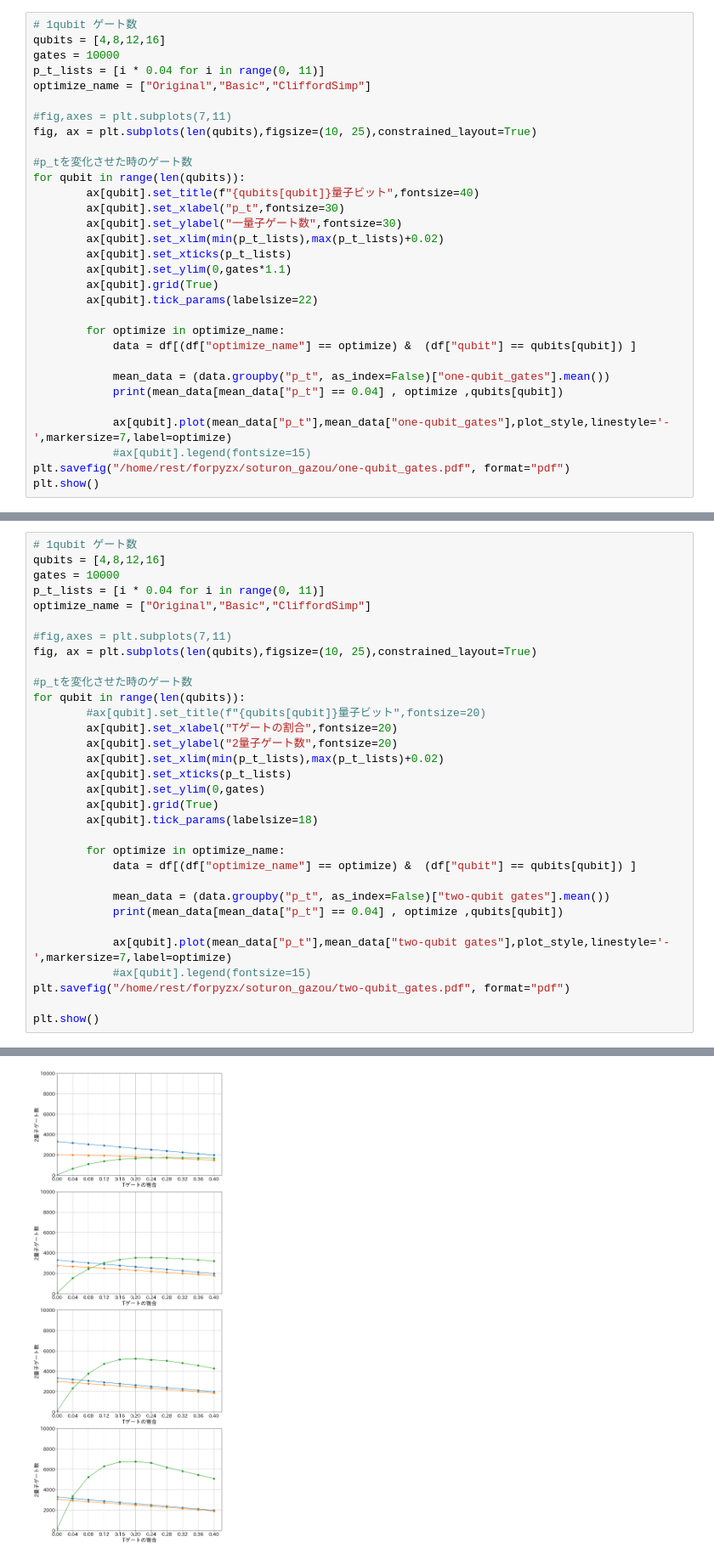
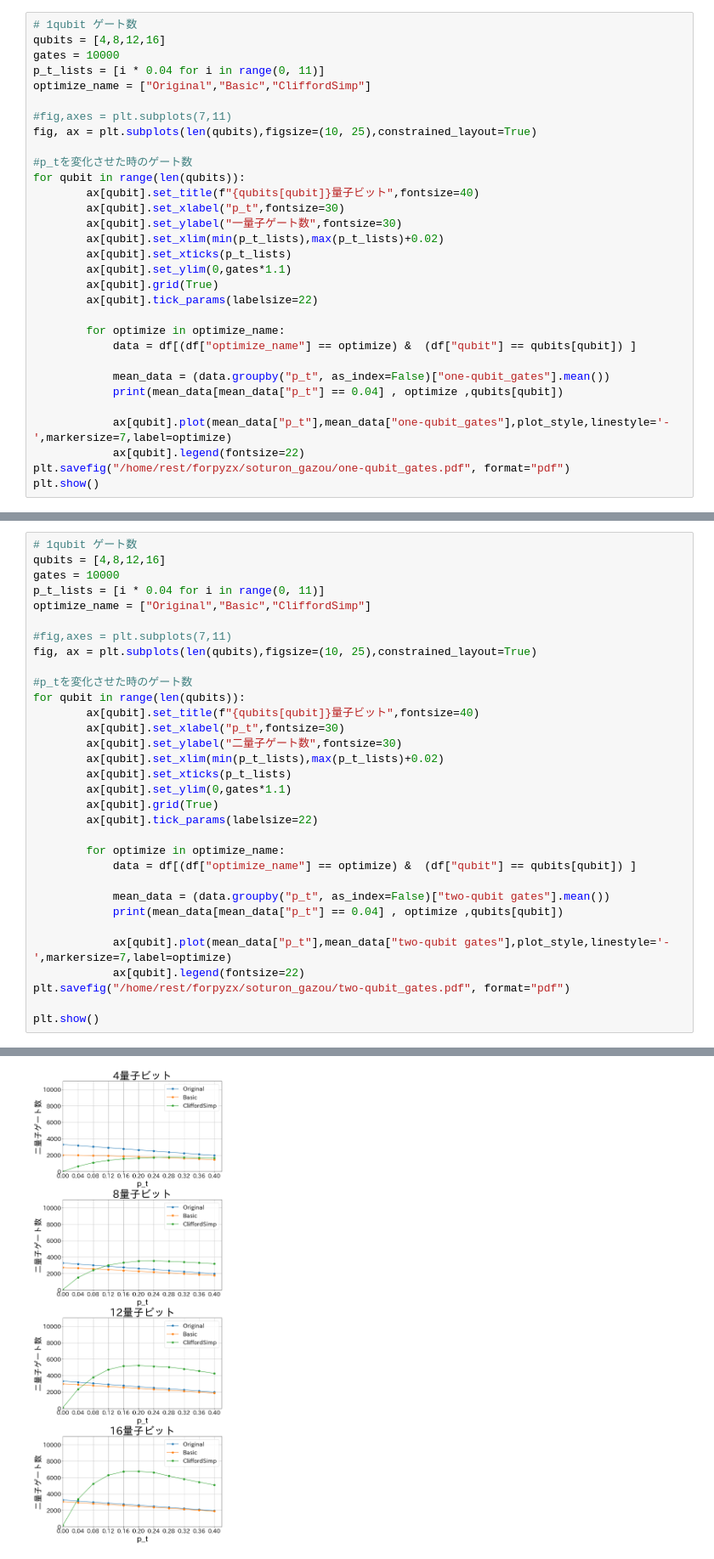
Before and after one commit to ryo02puyopuyo/forpyzx, a Jupyter notebook: creategraph/0120create_soturon_1.ipynb, the cells around one changed output, grey strips where cells are left out. Shown at 85% size. Cells and saved outputs as stored; diff of their text form.

```diff
--- a/creategraph/0120create_soturon_1.ipynb
+++ b/creategraph/0120create_soturon_1.ipynb
@@ -88,7 +88,7 @@ for qubit in range(len(qubits)):
             print(mean_data[mean_data["p_t"] == 0.04] , optimize ,qubits[qubit])
 
             ax[qubit].plot(mean_data["p_t"],mean_data["one-qubit_gates"],plot_style,linestyle='-',markersize=7,label=optimize)
-            #ax[qubit].legend(fontsize=15)
+            ax[qubit].legend(fontsize=22)
 plt.savefig("/home/rest/forpyzx/soturon_gazou/one-qubit_gates.pdf", format="pdf")
 plt.show()
 # %% [output]
@@ -122,45 +122,45 @@ fig, ax = plt.subplots(len(qubits),figsize=(10, 25),constrained_layout=True)
 
 #p_tを変化させた時のゲート数
 for qubit in range(len(qubits)):
-        #ax[qubit].set_title(f"{qubits[qubit]}量子ビット",fontsize=20)
-        ax[qubit].set_xlabel("Tゲートの割合",fontsize=20)
-        ax[qubit].set_ylabel("2量子ゲート数",fontsize=20)
+        ax[qubit].set_title(f"{qubits[qubit]}量子ビット",fontsize=40)
+        ax[qubit].set_xlabel("p_t",fontsize=30)
+        ax[qubit].set_ylabel("二量子ゲート数",fontsize=30)
         ax[qubit].set_xlim(min(p_t_lists),max(p_t_lists)+0.02)
         ax[qubit].set_xticks(p_t_lists)
-        ax[qubit].set_ylim(0,gates)
+        ax[qubit].set_ylim(0,gates*1.1)
         ax[qubit].grid(True)
-        ax[qubit].tick_params(labelsize=18)
+        ax[qubit].tick_params(labelsize=22)
 
         for optimize in optimize_name:
             data = df[(df["optimize_name"] == optimize) &  (df["qubit"] == qubits[qubit]) ]
 
             mean_data = (data.groupby("p_t", as_index=False)["two-qubit gates"].mean())
             print(mean_data[mean_data["p_t"] == 0.04] , optimize ,qubits[qubit])
 
             ax[qubit].plot(mean_data["p_t"],mean_data["two-qubit gates"],plot_style,linestyle='-',markersize=7,label=optimize)
-            #ax[qubit].legend(fontsize=15)
+            ax[qubit].legend(fontsize=22)
 plt.savefig("/home/rest/forpyzx/soturon_gazou/two-qubit_gates.pdf", format="pdf")
 
 plt.show()
 # %% [output]
     p_t  two-qubit gates
 1  0.04           3162.2 Original 4
     p_t  two-qubit gates
 1  0.04           1986.4 Basic 4
     p_t  two-qubit gates
 1  0.04            636.6 CliffordSimp 4
     p_t  two-qubit gates
 1  0.04           3141.0 Original 8
     p_t  two-qubit gates
 1  0.04           2655.0 Basic 8
     p_t  two-qubit gates
 1  0.04           1514.0 CliffordSimp 8
 ... (8 lines left out)
     p_t  two-qubit gates
 1  0.04           2934.4 Basic 16
     p_t  two-qubit gates
 1  0.04           3358.0 CliffordSimp 16
-[figure, old version]
+[figure, new version]
 # %%
 # 1qubit ゲート数
 qubits = [4,8,12,16]
```
Also changed, not shown: parts of 4 cells of this notebook, 3 other files.
